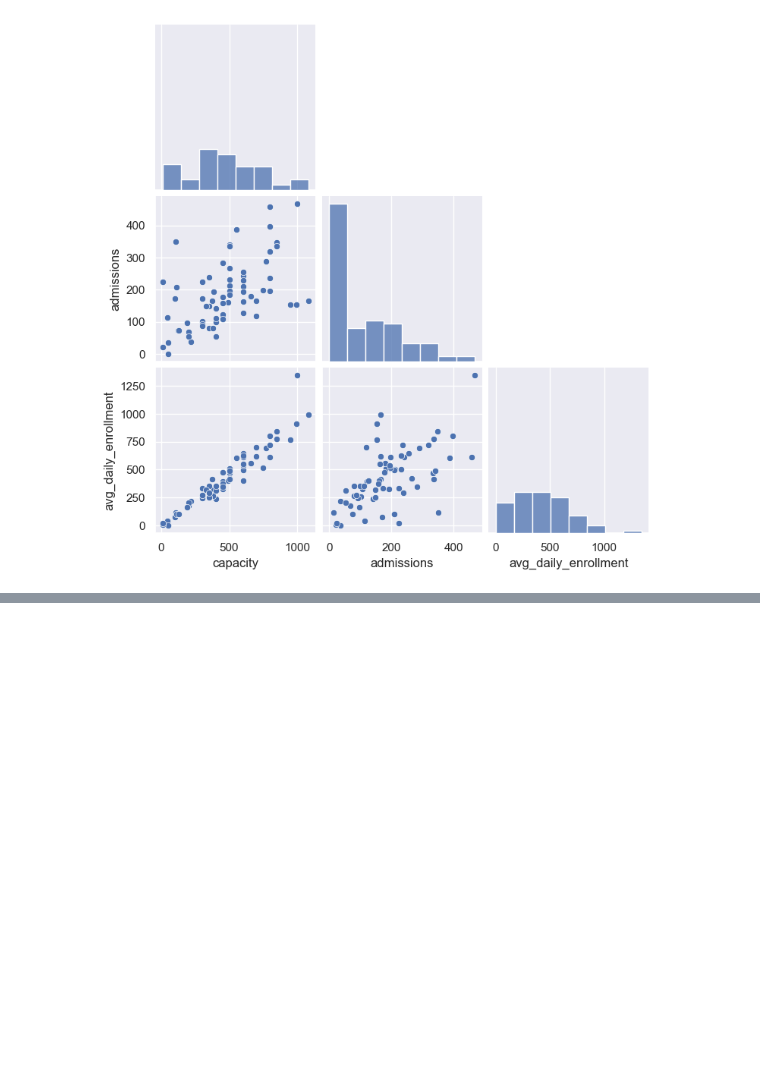
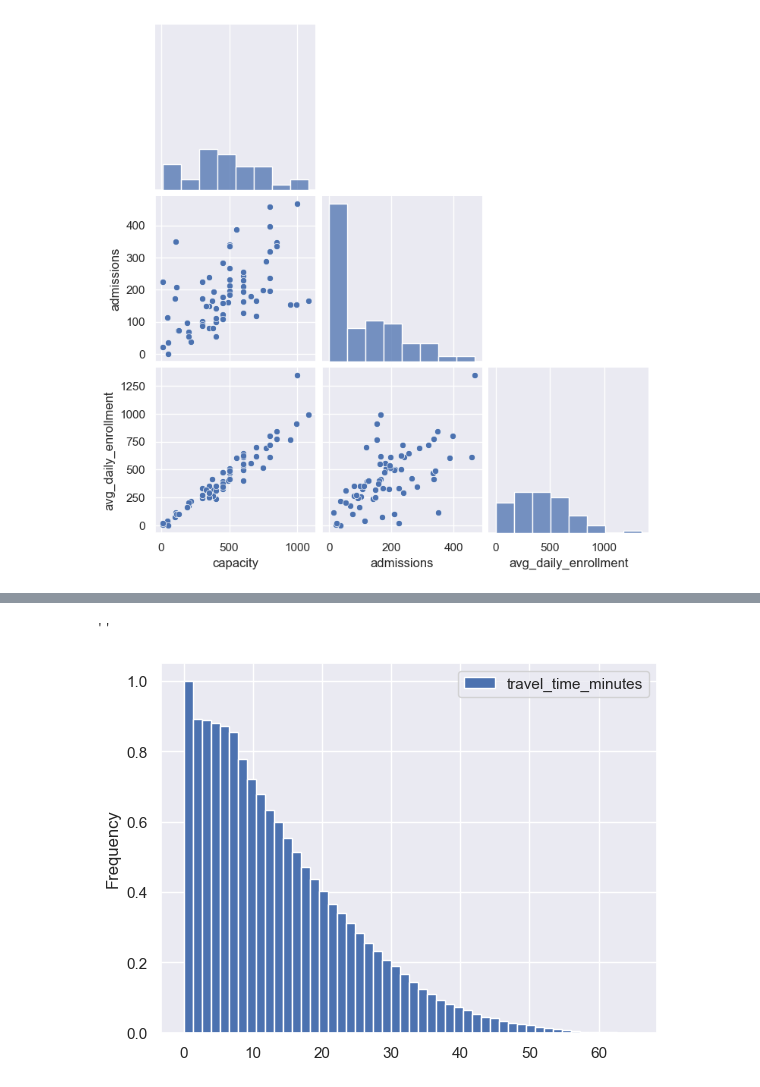
Before and after one commit to skritch/ghc-analysis, a Jupyter notebook: analysis/optimize_otp_placement.ipynb, the cells around one changed output, grey strips where cells are left out. Drawn from its saved outputs; the diff is of its cells as text; code cells hidden in the pictures; blank space fills up the shorter version.

```diff
--- a/analysis/optimize_otp_placement.ipynb
+++ b/analysis/optimize_otp_placement.ipynb
@@ -182,3 +182,21 @@ p = seaborn.pairplot(
 );
 # %% [output]
 [figure]
+# %%
+sql = """
+select
+    address_zip_code as zip_code,
+    travel_time / 60 as travel_time_minutes,
+    sum(coalesce(total_admissions, 3)) as admissions,
+    sum(coalesce(total_admissions, 3))::float / sum(sum(coalesce(total_admissions, 3))) over () as f_admissions
+from program_admissions_2019
+    join programs using (program_number)
+    join zip_code_distances on programs.address_zip_code = to_zip_code
+        and patient_zip_code = from_zip_code
+where program_category = 'Opioid Treatment Program'
+-- and borough_district_code in (110, 111)
+group by 1, 2
+"""
+travel_df = pd.read_sql(sql, con=db_url)
+print(travel_df.shape)
+travel_df.head(3).T
@@ -184,0 +210,12 @@ p = seaborn.pairplot(
+# %%
+travel_df.plot(
+    kind='hist',
+    y='travel_time_minutes',
+    bins=50,
+    cumulative=-1,
+    weights=travel_df['f_admissions'],
+)
+;
+# %% [output]
+''
+[figure, added]
```
Also changed, not shown: parts of 2 cells of this notebook, 5 other files.
